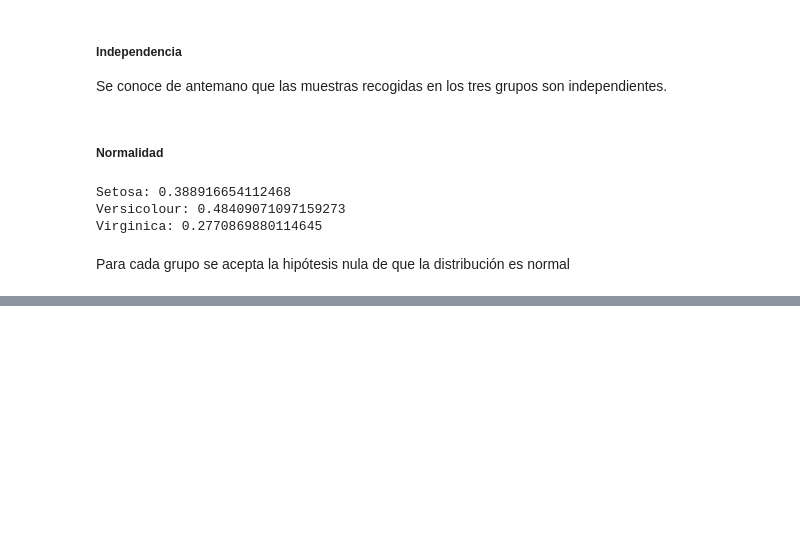
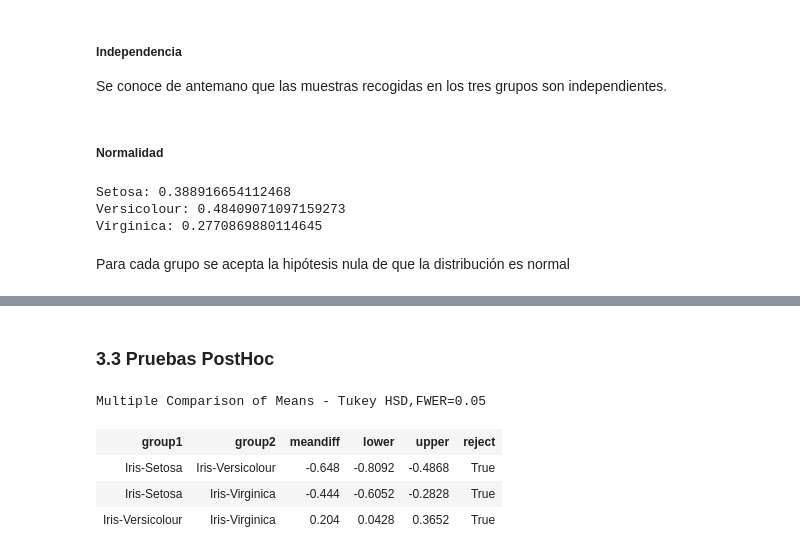
Before and after one commit to carlostorrescubila/Estadisitica-con-Python, a Jupyter notebook: ANOVA de un factor.ipynb, the cells around one changed output, grey strips where cells are left out. Cells and saved outputs as stored; diff of their text form; code cells hidden in the pictures; blank space fills up the shorter version.

```diff
--- a/ANOVA de un factor.ipynb
+++ b/ANOVA de un factor.ipynb
@@ -107,0 +109,14 @@ ic_var
+# %% [markdown]
+### 3.3 Pruebas PostHoc
+# %%
+from statsmodels.stats.multicomp import MultiComparison
+
+model = MultiComparison(iris['sepal width (cm)'], iris['class'])
+results = model.tukeyhsd()
+results.summary()
+# %% [output]
+Multiple Comparison of Means - Tukey HSD,FWER=0.05
+| group1 | group2 | meandiff | lower | upper | reject |
+| Iris-Setosa | Iris-Versicolour | -0.648 | -0.8092 | -0.4868 | True |
+| Iris-Setosa | Iris-Virginica | -0.444 | -0.6052 | -0.2828 | True |
+| Iris-Versicolour | Iris-Virginica | 0.204 | 0.0428 | 0.3652 | True |
```
Also changed, not shown: parts of 32 cells of this notebook.
